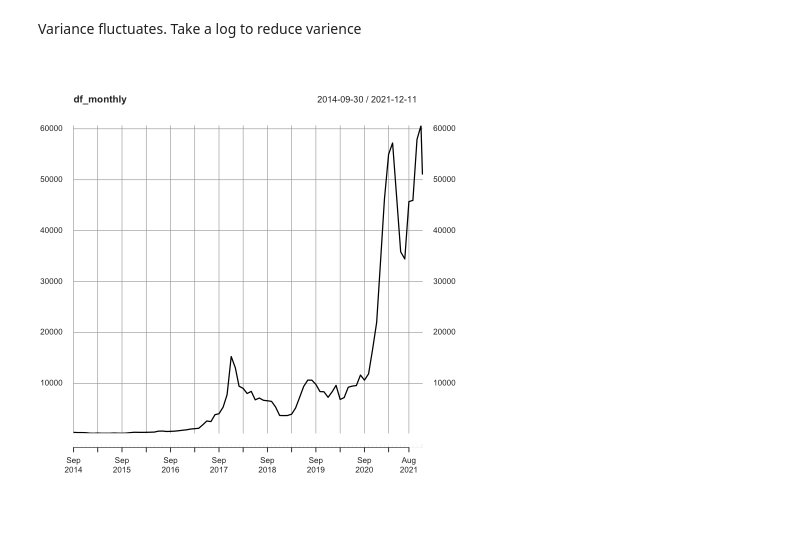
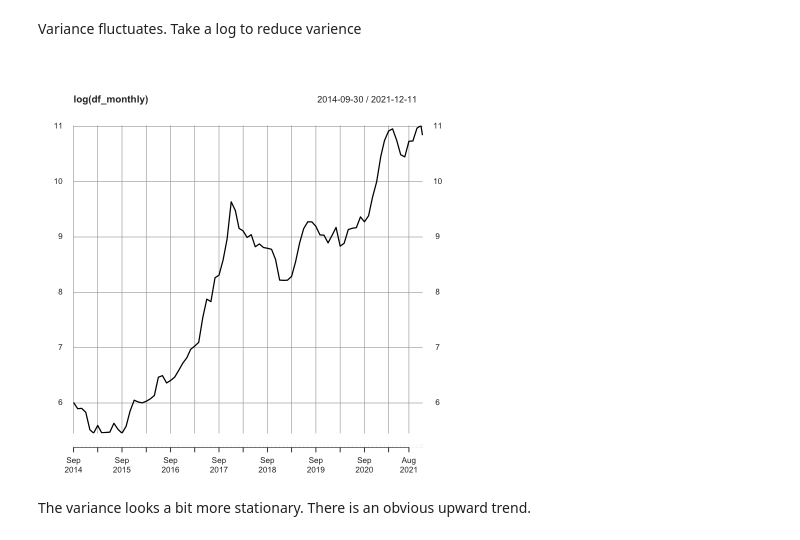
Before and after one commit to touchmebb/Projects, a Jupyter notebook: Bitcoin price prediction/Bitcoin price prediction with ARIMA.ipynb, the cells around one changed output. Cells and saved outputs as stored; diff of their text form; code cells hidden in the pictures; blank space fills up the shorter version.

```diff
--- a/Bitcoin price prediction/Bitcoin price prediction with ARIMA.ipynb
+++ b/Bitcoin price prediction/Bitcoin price prediction with ARIMA.ipynb
@@ -123,6 +139,8 @@ Daily data fluctuates too much, quaderly and yearly has too little movement. The
 # %% [markdown]
 Variance fluctuates. Take a log to reduce varience
 # %%
-plot(df_monthly)
+plot(log(df_monthly))
 # %% [output]
-[figure, old version]
+[figure, new version]
+# %% [markdown]
+The variance looks a bit more stationary. There is an obvious upward trend.
```
Also changed, not shown: parts of 3 cells of this notebook.
